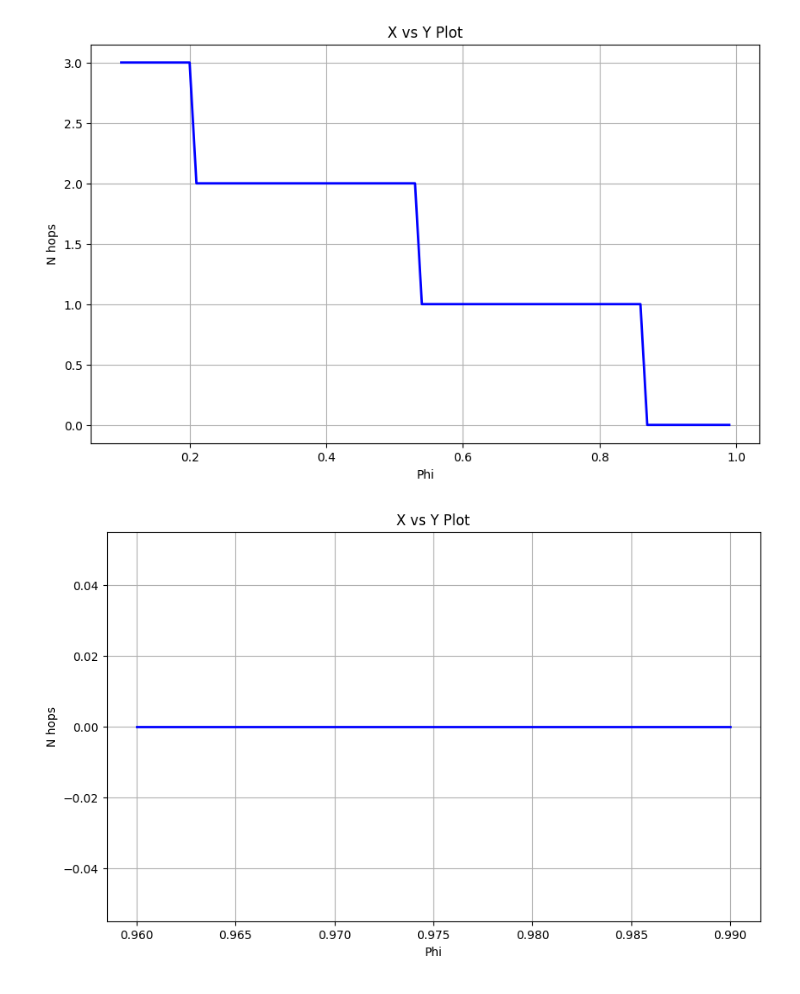
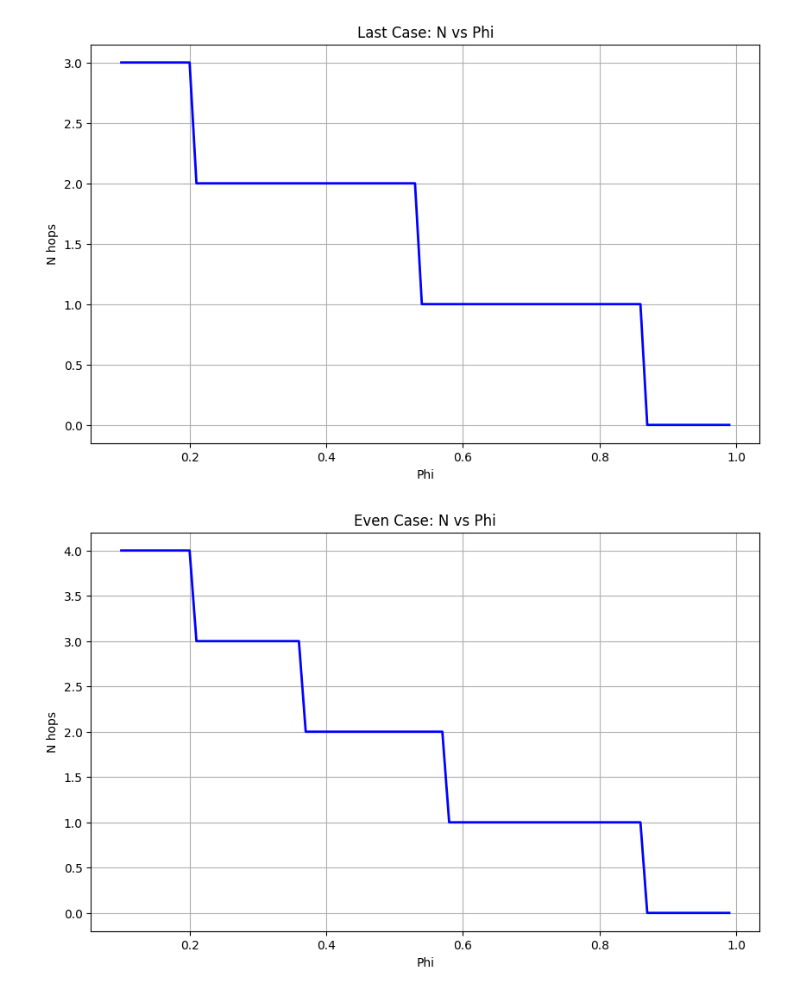
Before and after one commit to DChenet/sec_cost_simulator2, a Jupyter notebook: notebooks/figures/multisat/limits_n_sat.ipynb, the cells around one changed output. Saved outputs shown, nothing was run; the diff lists cells and outputs as text; code cells hidden in the pictures.

```diff
--- a/notebooks/figures/multisat/limits_n_sat.ipynb
+++ b/notebooks/figures/multisat/limits_n_sat.ipynb
@@ -63,75 +63,27 @@ print(base)
 x = np.arange(0.1, 1, 0.01)
 y_first = []
 y_last = []
-y_even=[]
+y_even = []
 
 for phi in x:
     value = ( (-1/sisl) - (1/sec) - ((phi-phi_obdh)/sgl) + (1/sobdh) ) * (sisl/phi) + 1
     y_first.append(math.floor(value))
 
-
-
 for phi in x:
     value = ( (-1/sisl) - (1/sec) - ((phi-phi_obdh)/sgl) + (1/sobdh) ) * sisl + 1
     y_last.append(math.floor(value))
 
-beta=D-(D*phi_obdh)
-
+# Calculate y_even using the corrected formula
 for phi in x:
-    if phi == 0:
-        continue
-
-    # Define terms
-    B = D * (1/sisl + 1/sec)
-
-    # Calculate the constant term inside the square brackets
-    constant = B * (1 - phi) / 2 - D/sobdh + beta/sgl
-
-    # Calculate discriminant terms
-    discriminant_term1 = constant**2
-    discriminant_term2 = 4 * B * (D * (phi - 1) * (0.5 * (1/sisl + 1/sec) - 1/sgl))
-
-    discriminant = discriminant_term1 - discriminant_term2
-
-    # Check if discriminant is non-negative
-    if discriminant < 0:
-        y_even.append(np.nan)
-    else:
-        # Calculate only the positive root
-        sqrt_term = math.sqrt(discriminant)
-        N_positive = (-constant + sqrt_term) / (2 * B)
-
-        # Floor the result
-        y_even.append(math.floor(N_positive))
-
-phi=0.5
-alpha = D/2
-for nsat in range(1, 11):
-    cost_a = (D/sisl) + (D/sec) + (D - alpha) / sgl
-    cost_p = (D/sisl) + (D/sec) + (D * phi) / sgl
-
-    if nsat > 1:
-        it_phi=np.power(phi, 1/nsat)
-        for nth in range(1, nsat):
-            d_a=D-(nth*(alpha/nsat))
-            d_p=D*np.power(it_phi, nth)
-
-            cost_a += d_a/sisl
-            cost_a += d_a/sec
-
-            cost_p += d_p/sisl
-            cost_p += d_p/sec
-
-            print("Dsize", nth, d_a, d_p)
-
-    print(nsat, cost_a, cost_p)
+    value = ( (((1/sobdh) + ((phi_obdh-phi)/sgl)) / ((1/sisl) + (1/sec))) - 1 ) * (2/(phi+1)) + 1
+    y_even.append(math.floor(value))
 
 # Plot
 plt.figure(figsize=(10, 6))
 plt.plot(x, y_first, 'b-', linewidth=2)
 plt.xlabel('Phi')
 plt.ylabel('N hops')
-plt.title('X vs Y Plot')
+plt.title('First Case: N vs Phi')
 plt.grid(True)
 plt.show()
 
@@ -140,7 +92,7 @@ plt.figure(figsize=(10, 6))
 plt.plot(x, y_last, 'b-', linewidth=2)
 plt.xlabel('Phi')
 plt.ylabel('N hops')
-plt.title('X vs Y Plot')
+plt.title('Last Case: N vs Phi')
 plt.grid(True)
 plt.show()
 
@@ -149,7 +101,7 @@ plt.figure(figsize=(10, 6))
 plt.plot(x, y_even, 'b-', linewidth=2)
 plt.xlabel('Phi')
 plt.ylabel('N hops')
-plt.title('X vs Y Plot')
+plt.title('Even Case: N vs Phi')
 plt.grid(True)
 plt.show()
 # %% [output]
@@ -174,2 +110,2 @@ Dsize 9 55.0 53.588673126814655
-[figure, old version]
+[figure, new version]
-[figure, old version]
+[figure, new version]
```
Also changed, not shown: parts of 1 cell of this notebook, 1 other file.
